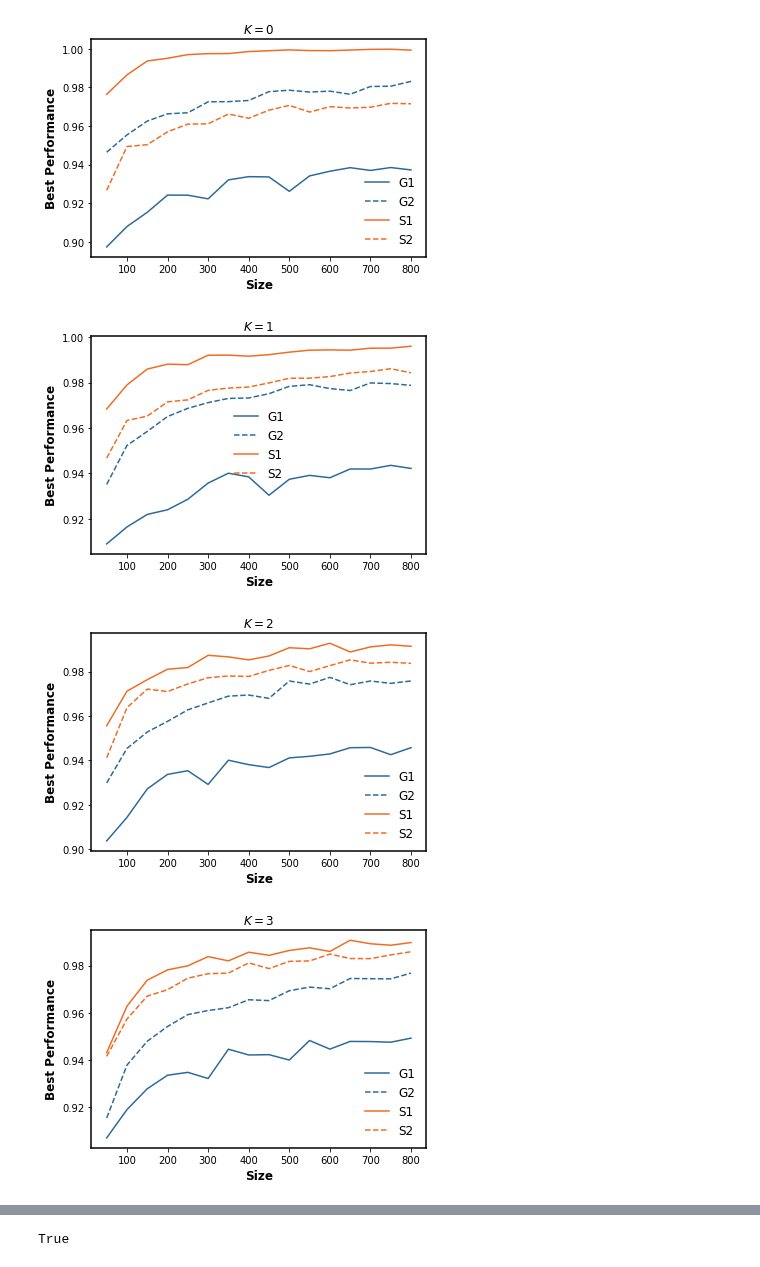
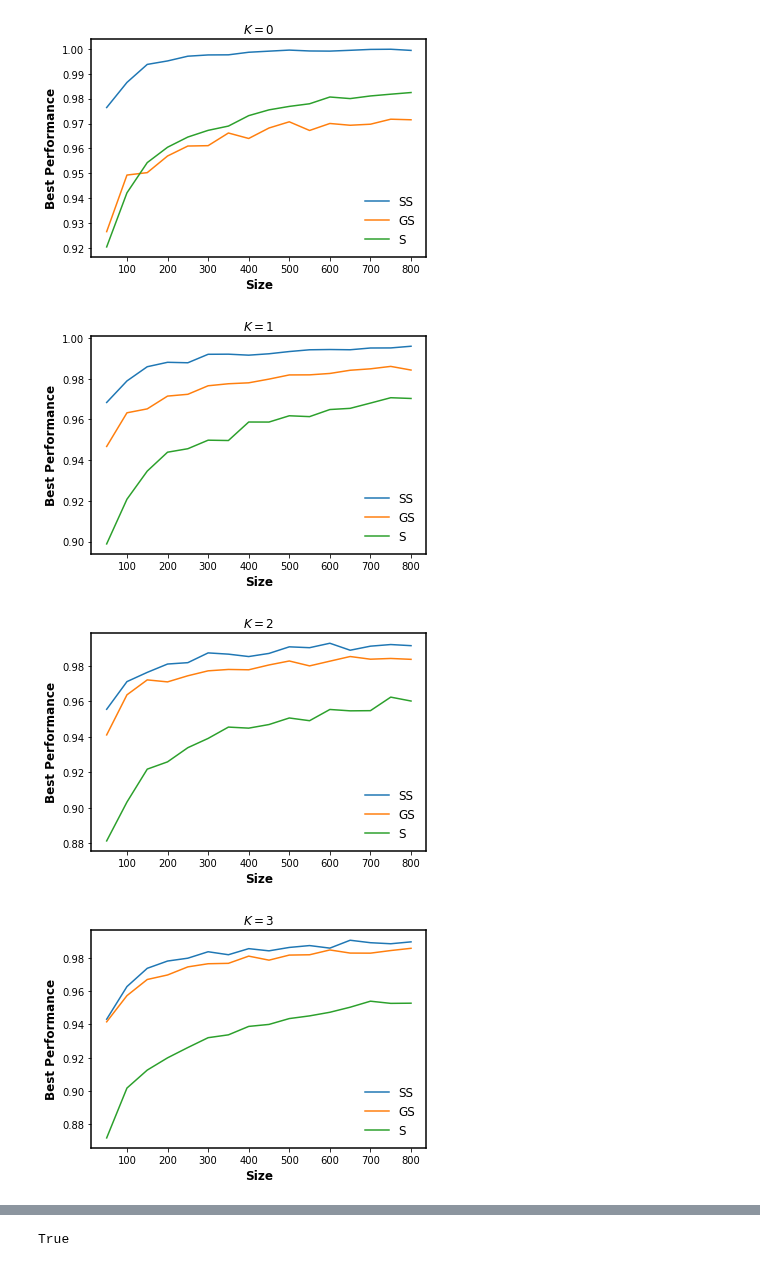
Before and after one commit to baldFemale/OpenInnovationFramework, a Jupyter notebook: Mechanism/MoreThanParallel/Evaluator.ipynb, the cells around one changed output, grey strips where cells are left out. Saved outputs shown, nothing was run; the diff lists cells and outputs as text; code cells hidden in the pictures.

```diff
--- a/Mechanism/MoreThanParallel/Evaluator.ipynb
+++ b/Mechanism/MoreThanParallel/Evaluator.ipynb
@@ -41,7 +41,7 @@ color_pairs = [[shallow_purple, deep_purple],  [shallow_green, deep_green],
                [shallow_grey, deep_grey]]
 morandi_colors = [morandi_blue, morandi_green, morandi_yellow, morandi_orange, morandi_pink, morandi_red, morandi_purple]
 # %%
-GG_data_folder = r"E:\data\gst-0815-23\Socialization_partial_solution\MoreThanParallel"
+GG_data_folder = r"E:\data\gst-0815-23\Socialization_partial_solution\MoreThanParallel_3"
 result_folder = GG_data_folder
 GS_data_folder = GG_data_folder
 SS_data_folder = GG_data_folder
@@ -131,5 +131,8 @@ for agent_num in agent_num_list:
     sg_variance_across_K_size.append(sg_variance)
     sg_diversity_across_K_size.append(sg_diversity)
 
-print(gg_diversity_across_K_size)
+print([each / 18 for each in gg_diversity_across_K_size[0]])
+print(gg_diversity_across_K_size[1])
+print(gg_diversity_across_K_size[2])
+print(gg_diversity_across_K_size[3])
 # %% [output]
@@ -214,15 +225,15 @@ for index in range(9):
     ax.spines["right"].set_linewidth(1.5)
     ax.spines["top"].set_linewidth(1.5)
     ax.spines["bottom"].set_linewidth(1.5)
-    plt.plot(x, g1_fitness_across_size, "-", label="G1")
-    plt.plot(x, g2_fitness_across_size, "--", label="G2")
-    plt.plot(x, g_baseline_across_size, ":", label="G")
+    plt.plot(x, g1_fitness_across_size, "-", label="GG")
+    plt.plot(x, g2_fitness_across_size, "-", label="SG")
+    plt.plot(x, g_baseline_across_size, "-", label="G")
 
     plt.xlabel('Size', fontweight='bold', fontsize=12)
     plt.ylabel('Best Performance', fontweight='bold', fontsize=12)
     # plt.xticks(x)
     plt.title("$K={0}$".format(index))
-    plt.legend(frameon=False, ncol=1, fontsize=12)
+    plt.legend(frameon=False, ncol=1, fontsize=12, loc='lower right')
     plt.savefig(result_folder + r"\G_best_performance_K_{0}.png".format(index), transparent=True, dpi=300)
     plt.show()
 # %% [output]
@@ -238,46 +249,35 @@ for index in range(9):
 # %%
-# GS Best Fitness Given the Same K and Varying Agent Numbers
+# Specialists Best Performance
 for index in range(9):
-    g1_fitness_across_size, g2_fitness_across_size = [], []
-    for g1_fitness, g2_fitness in zip(gg_best_across_K_size, sg_best_across_K_size):
-        g1_fitness_across_size.append(g1_fitness[index])
-        g2_fitness_across_size.append(g2_fitness[index])
-
     s1_fitness_across_size, s2_fitness_across_size = [], []
     for s1_fitness, s2_fitness in zip(ss_best_across_K_size, gs_best_across_K_size):
         s1_fitness_across_size.append(s1_fitness[index])
         s2_fitness_across_size.append(s2_fitness[index])
 
     g_baseline_across_size, s_baseline_across_size = [], []
     for g_fitness, s_fitness in zip(g_best_fitness_across_K_size, s_best_fitness_across_K_size):
         g_baseline_across_size.append(g_fitness[index])
         s_baseline_across_size.append(s_fitness[index])
 
-
     x = agent_num_list
     fig, ax = plt.subplots()
     ax.spines["left"].set_linewidth(1.5)
     ax.spines["right"].set_linewidth(1.5)
     ax.spines["top"].set_linewidth(1.5)
     ax.spines["bottom"].set_linewidth(1.5)
-    plt.plot(x, g1_fitness_across_size, "-", label="G1", color=nature_blue)
-    plt.plot(x, g2_fitness_across_size, "--", label="G2", color=nature_blue)
-    # plt.plot(x, g_baseline_across_size, ":", label="G", color=nature_blue)
-
-
-    plt.plot(x, s1_fitness_across_size, "-", label="S1", color=nature_orange)
-    plt.plot(x, s2_fitness_across_size, "--", label="S2", color=nature_orange)
-    # plt.plot(x, s_baseline_across_size, ":", label="S", color=nature_orange)
+    plt.plot(x, s1_fitness_across_size, "-", label="SS")
+    plt.plot(x, s2_fitness_across_size, "-", label="GS")
+    plt.plot(x, s_baseline_across_size, "-", label="S")
 
     plt.xlabel('Size', fontweight='bold', fontsize=12)
     plt.ylabel('Best Performance', fontweight='bold', fontsize=12)
     # plt.xticks(x)
     plt.title("$K={0}$".format(index))
-    plt.legend(frameon=False, ncol=1, fontsize=12)
-    plt.savefig(result_folder + r"\GS_best_performance_K_{0}.png".format(index), transparent=True, dpi=300)
+    plt.legend(frameon=False, ncol=1, fontsize=12, loc='lower right')
+    plt.savefig(result_folder + r"\S_best_performance_K_{0}.png".format(index), transparent=True, dpi=300)
     plt.show()
 # %% [output]
-[figure, old version]
+[figure, new version]
-[figure, old version]
+[figure, new version]
-[figure, old version]
+[figure, new version]
-[figure, old version]
+[figure, new version]
```
Also changed, not shown: parts of 6 cells of this notebook, 25 other files.
